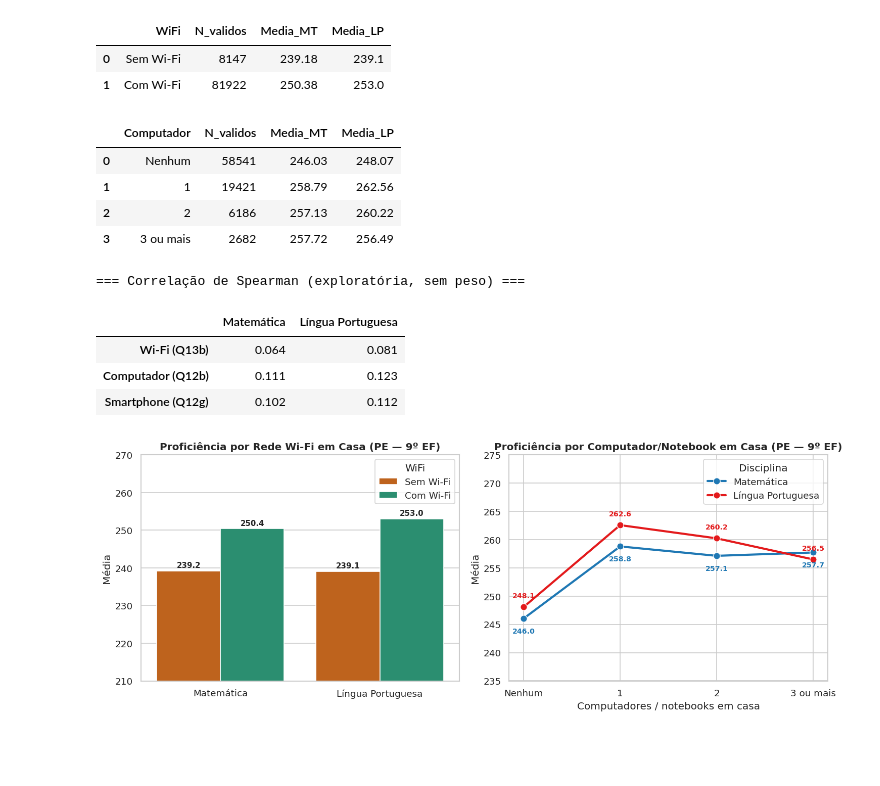
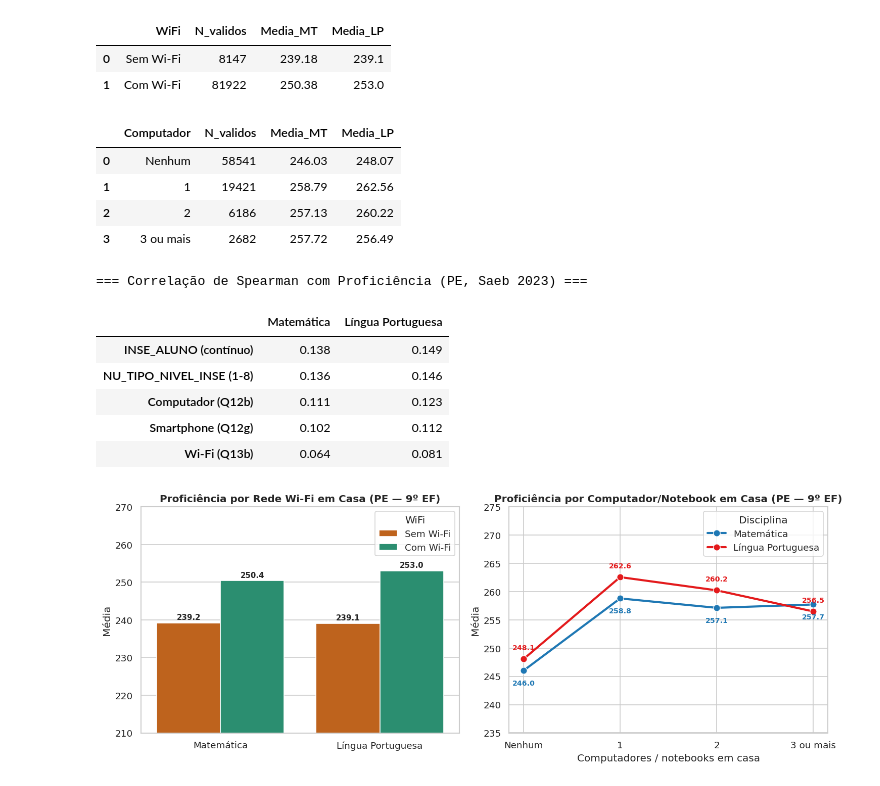
Before and after one commit to jorgeribeiru/mineracao-educacional, a Jupyter notebook: oficina_saeb_2023/oficina_exploracao_saeb_2023.ipynb, the cells around one changed output. Saved outputs shown, nothing was run; the diff lists cells and outputs as text; code cells hidden in the pictures; blank space fills up the shorter version.

```diff
--- a/oficina_saeb_2023/oficina_exploracao_saeb_2023.ipynb
+++ b/oficina_saeb_2023/oficina_exploracao_saeb_2023.ipynb
@@ -26,6 +27,7 @@ COLS = [
     "ID_SAEB", "ID_UF", "ID_MUNICIPIO", "ID_ESCOLA", "IN_PUBLICA", "ID_LOCALIZACAO",
     "ID_ALUNO", "IN_SITUACAO_CENSO", "IN_PREENCHIMENTO_QUESTIONARIO",
     "PESO_ALUNO_MT", "PESO_ALUNO_LP",
+    "IN_INSE", "INSE_ALUNO", "NU_TIPO_NIVEL_INSE", "PESO_ALUNO_INSE",
     "TX_RESP_Q13b", "TX_RESP_Q12b", "TX_RESP_Q12g",
     "PROFICIENCIA_MT_SAEB", "PROFICIENCIA_LP_SAEB"
 ]
@@ -35,6 +37,8 @@ df = pd.concat(
     ignore_index=True
 )
 
+mask_inse_valido = (df["IN_INSE"] == 1) & df["INSE_ALUNO"].notna()
+
 ficha = pd.DataFrame([
     ("Edição / Etapa / Território", "Saeb 2023 · 9º ano EF · Pernambuco (ID_UF = 26)"),
     ("Total de registros (1 linha = 1 estudante)", f"{len(df):,}"),
@@ -43,7 +47,8 @@ ficha = pd.DataFrame([
     ("Localização (ID_LOCALIZACAO)", f"Urbana: {(df['ID_LOCALIZACAO']==1).sum():,} | Rural: {(df['ID_LOCALIZACAO']==2).sum():,}"),
     ("Consistentes com Censo 2023", f"{(df['IN_SITUACAO_CENSO']==1).sum():,} ({(df['IN_SITUACAO_CENSO']==1).mean()*100:.1f}%)"),
     ("Proficiência válida (MT / LP)", f"{df['PROFICIENCIA_MT_SAEB'].notna().sum():,} ({df['PROFICIENCIA_MT_SAEB'].notna().mean()*100:.1f}%)"),
-    ("Questionário preenchido / Peso válido", f"{(df['IN_PREENCHIMENTO_QUESTIONARIO']==1).sum():,} / {(df['PESO_ALUNO_MT'].fillna(0)>0).sum():,}"),
+    ("INSE válido (IN_INSE=1 e INSE_ALUNO não nulo)", f"{mask_inse_valido.sum():,} ({mask_inse_valido.mean()*100:.1f}%)"),
+    ("Questionário preenchido / Peso MT válido", f"{(df['IN_PREENCHIMENTO_QUESTIONARIO']==1).sum():,} / {(df['PESO_ALUNO_MT'].fillna(0)>0).sum():,}"),
 ], columns=["Item", "Recorte Pernambuco (PE)"])
 
 display(ficha)
@@ -161,21 +172,27 @@ comp_pc = (
     .round(2).reindex(["Nenhum", "1", "2", "3 ou mais"]).reset_index()
 )
 
-# Correlação exploratória de Spearman (sem peso)
+# Correlação de Spearman (exploratória, sem peso) incluindo INSE_ALUNO e NU_TIPO_NIVEL_INSE limpo
+inse_nivel_limpo = df["NU_TIPO_NIVEL_INSE"].where(mask_inse_valido, np.nan)
 df_corr = pd.DataFrame({
-    "Wi-Fi (Q13b)": df["TX_RESP_Q13b"].map({"A": 0, "B": 1}),
+    "INSE_ALUNO (contínuo)": df["INSE_ALUNO"].where(mask_inse_valido, np.nan),
+    "NU_TIPO_NIVEL_INSE (1-8)": inse_nivel_limpo,
     "Computador (Q12b)": df["TX_RESP_Q12b"].map({"A": 0, "B": 1, "C": 2, "D": 3}),
     "Smartphone (Q12g)": df["TX_RESP_Q12g"].map({"A": 0, "B": 1, "C": 2, "D": 3}),
+    "Wi-Fi (Q13b)": df["TX_RESP_Q13b"].map({"A": 0, "B": 1}),
     "Matemática": df["PROFICIENCIA_MT_SAEB"],
     "Língua Portuguesa": df["PROFICIENCIA_LP_SAEB"],
-}).corr(method="spearman").loc[["Wi-Fi (Q13b)", "Computador (Q12b)", "Smartphone (Q12g)"], ["Matemática", "Língua Portuguesa"]].round(3)
+}).corr(method="spearman").loc[
+    ["INSE_ALUNO (contínuo)", "NU_TIPO_NIVEL_INSE (1-8)", "Computador (Q12b)", "Smartphone (Q12g)", "Wi-Fi (Q13b)"],
+    ["Matemática", "Língua Portuguesa"]
+].round(3)
 
 display(comp_wifi)
 display(comp_pc)
-print("\n=== Correlação de Spearman (exploratória, sem peso) ===")
+print("\n=== Correlação de Spearman com Proficiência (PE, Saeb 2023) ===")
 display(df_corr)
 
-# Gráfico compacto de 2 painéis (Matemática vs. Língua Portuguesa)
+# Gráfico 1: Conectividade (Wi-Fi e Computador) x Proficiência
 fig, axes = plt.subplots(1, 2, figsize=(12.5, 4.8), dpi=120)
 
 w_melt = comp_wifi.melt("WiFi", ["Media_MT", "Media_LP"], "Disciplina", "Média")
@@ -185,35 +202,37 @@ axes[0].set_title("Proficiência por Rede Wi-Fi em Casa (PE — 9º EF)", fontwe
 axes[0].set_xlabel("")
 axes[0].set_ylim(210, 270)
 for c in axes[0].containers:
     axes[0].bar_label(c, fmt="%.1f", fontsize=9, fontweight="bold", padding=2)
 
 p_melt = comp_pc.melt("Computador", ["Media_MT", "Media_LP"], "Disciplina", "Média")
 p_melt["Disciplina"] = p_melt["Disciplina"].map({"Media_MT": "Matemática", "Media_LP": "Língua Portuguesa"})
 sns.lineplot(data=p_melt, x="Computador", y="Média", hue="Disciplina", marker="o", linewidth=2.5, markersize=8,
              palette=["#1f78b4", "#e31a1c"], ax=axes[1])
 axes[1].set_title("Proficiência por Computador/Notebook em Casa (PE — 9º EF)", fontweight="bold")
 axes[1].set_xlabel("Computadores / notebooks em casa")
 axes[1].set_ylim(235, 275)
 for _, r in comp_pc.iterrows():
     axes[1].text(r["Computador"], r["Media_MT"] - 2.6, f"{r['Media_MT']:.1f}", ha="center", fontsize=8.5, color="#1f78b4", fontweight="bold")
     axes[1].text(r["Computador"], r["Media_LP"] + 1.6, f"{r['Media_LP']:.1f}", ha="center", fontsize=8.5, color="#e31a1c", fontweight="bold")
 
 plt.tight_layout()
 fig_path = os.path.join(DIR_SAIDAS, "evidencia_saeb_PE_2023.png")
 plt.savefig(fig_path, dpi=150, bbox_inches="tight")
 plt.show()
 # %% [output]
 |  | WiFi | N_validos | Media_MT | Media_LP |
 | 0 | Sem Wi-Fi | 8147 | 239.18 | 239.1 |
 | 1 | Com Wi-Fi | 81922 | 250.38 | 253.0 |
 |  | Computador | N_validos | Media_MT | Media_LP |
 | 0 | Nenhum | 58541 | 246.03 | 248.07 |
 | 1 | 1 | 19421 | 258.79 | 262.56 |
 | 2 | 2 | 6186 | 257.13 | 260.22 |
 | 3 | 3 ou mais | 2682 | 257.72 | 256.49 |
-=== Correlação de Spearman (exploratória, sem peso) ===
+=== Correlação de Spearman com Proficiência (PE, Saeb 2023) ===
 |  | Matemática | Língua Portuguesa |
-| Wi-Fi (Q13b) | 0.064 | 0.081 |
+| INSE_ALUNO (contínuo) | 0.138 | 0.149 |
+| NU_TIPO_NIVEL_INSE (1-8) | 0.136 | 0.146 |
 | Computador (Q12b) | 0.111 | 0.123 |
 | Smartphone (Q12g) | 0.102 | 0.112 |
+| Wi-Fi (Q13b) | 0.064 | 0.081 |
 [figure]
```
Also changed, not shown: parts of 8 cells of this notebook, 2 other files.
